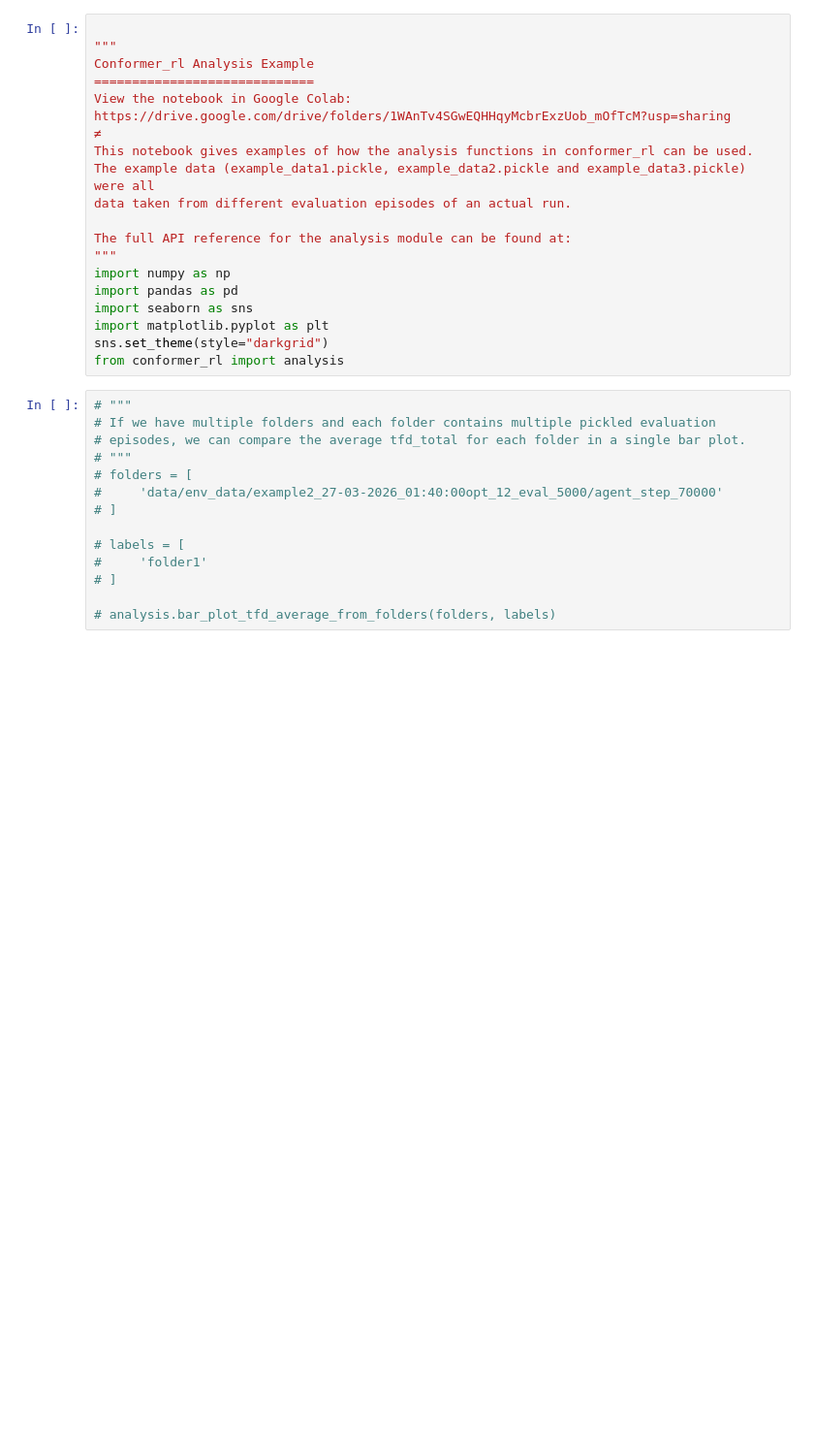
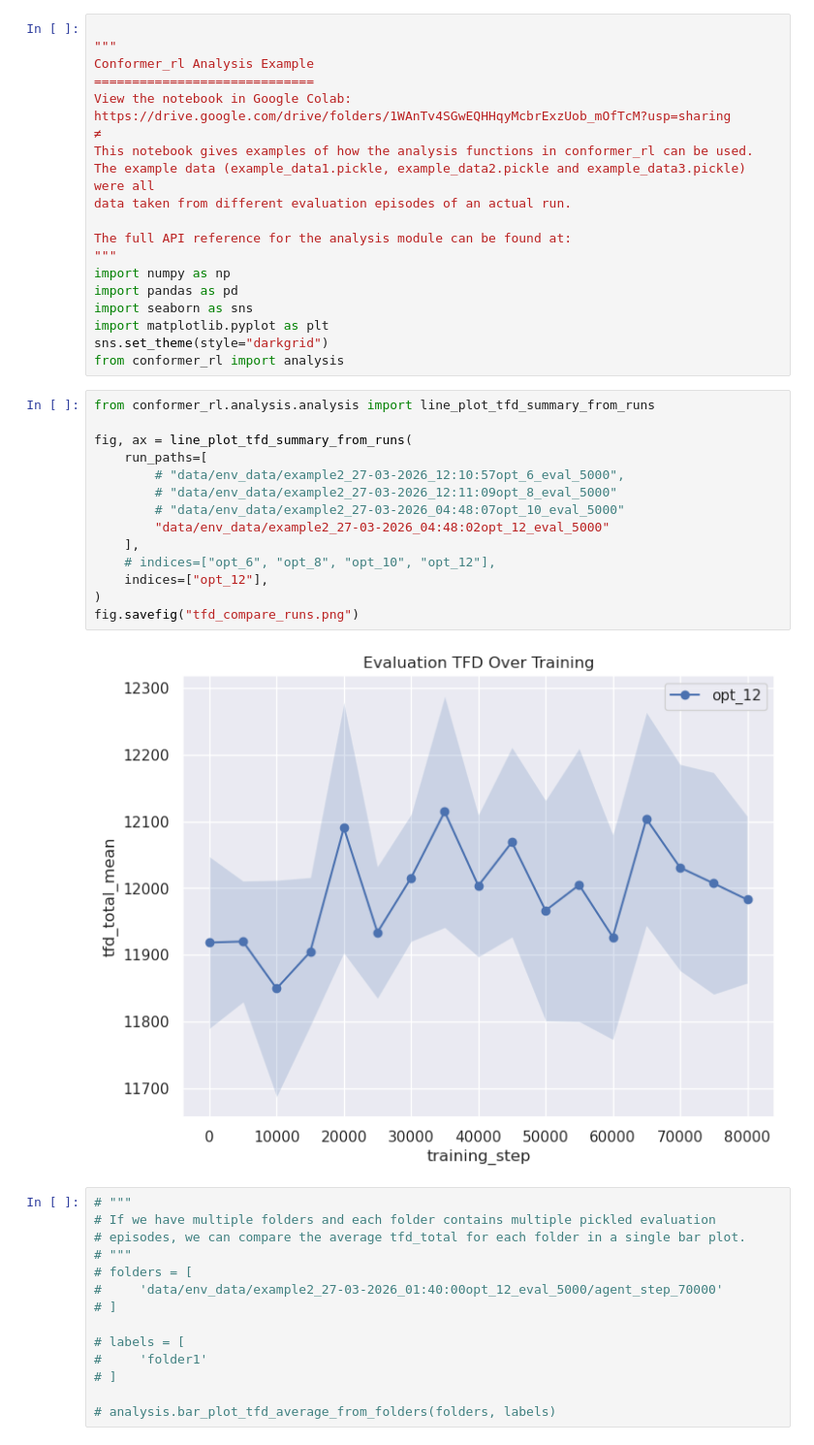
Before and after one commit to Yoyo-0916/conformer-rl, a Jupyter notebook: examples/example_analysis.ipynb, the cells around one changed output. Shown at 97% size. Cells and saved outputs as stored; diff of their text form; blank space fills up the shorter version.

Commit message:
feat: add line plot tfd summary from different training

```diff
--- a/examples/example_analysis.ipynb
+++ b/examples/example_analysis.ipynb
@@ -17,6 +17,22 @@ import seaborn as sns
 import matplotlib.pyplot as plt
 sns.set_theme(style="darkgrid")
 from conformer_rl import analysis
+# %%
+from conformer_rl.analysis.analysis import line_plot_tfd_summary_from_runs
+
+fig, ax = line_plot_tfd_summary_from_runs(
+    run_paths=[
+        # "data/env_data/example2_27-03-2026_12:10:57opt_6_eval_5000",
+        # "data/env_data/example2_27-03-2026_12:11:09opt_8_eval_5000"
+        # "data/env_data/example2_27-03-2026_04:48:07opt_10_eval_5000"
+        "data/env_data/example2_27-03-2026_04:48:02opt_12_eval_5000"
+    ],
+    # indices=["opt_6", "opt_8", "opt_10", "opt_12"],
+    indices=["opt_12"],
+)
+fig.savefig("tfd_compare_runs.png")
+# %% [output]
+[figure, added]
 # %%
 # """
 # If we have multiple folders and each folder contains multiple pickled evaluation
```
Also changed, not shown: parts of 6 cells of this notebook, 5 other files.
